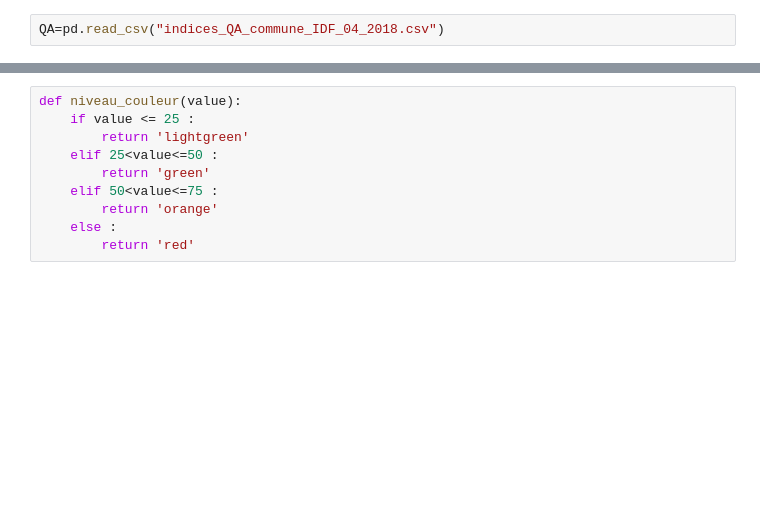
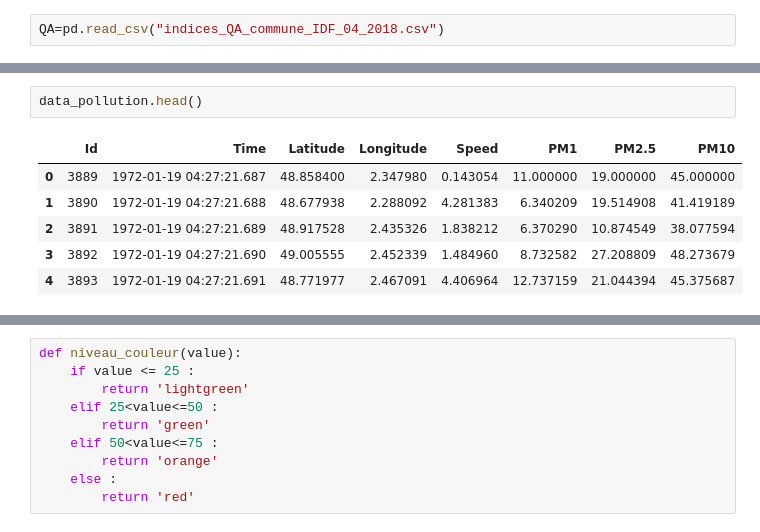
Before and after one commit to Arthur-Barre/Hackathon_V-lo_capteur, a Jupyter notebook: Milan.ipynb, the cells around one changed output, grey strips where cells are left out. Saved outputs shown, nothing was run; the diff lists cells and outputs as text; blank space fills up the shorter version.

```diff
--- a/Milan.ipynb
+++ b/Milan.ipynb
@@ -41,0 +105,9 @@ test.head()
+# %%
+data_pollution.head()
+# %% [output]
+|  | Id | Time | Latitude | Longitude | Speed | PM1 | PM2.5 | PM10 |
+| 0 | 3889 | 1972-01-19 04:27:21.687 | 48.858400 | 2.347980 | 0.143054 | 11.000000 | 19.000000 | 45.000000 |
+| 1 | 3890 | 1972-01-19 04:27:21.688 | 48.677938 | 2.288092 | 4.281383 | 6.340209 | 19.514908 | 41.419189 |
+| 2 | 3891 | 1972-01-19 04:27:21.689 | 48.917528 | 2.435326 | 1.838212 | 6.370290 | 10.874549 | 38.077594 |
+| 3 | 3892 | 1972-01-19 04:27:21.690 | 49.005555 | 2.452339 | 1.484960 | 8.732582 | 27.208809 | 48.273679 |
+| 4 | 3893 | 1972-01-19 04:27:21.691 | 48.771977 | 2.467091 | 4.406964 | 12.737159 | 21.044394 | 45.375687 |
```
Also changed, not shown: parts of 8 cells of this notebook, 2 other files.
